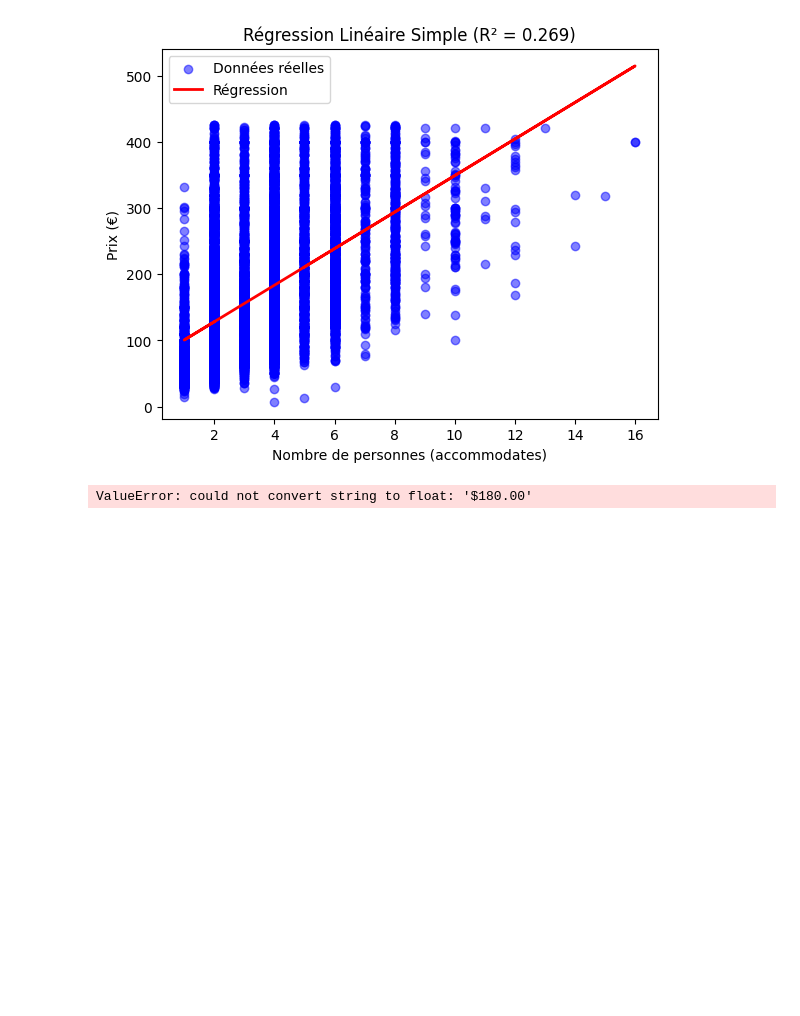
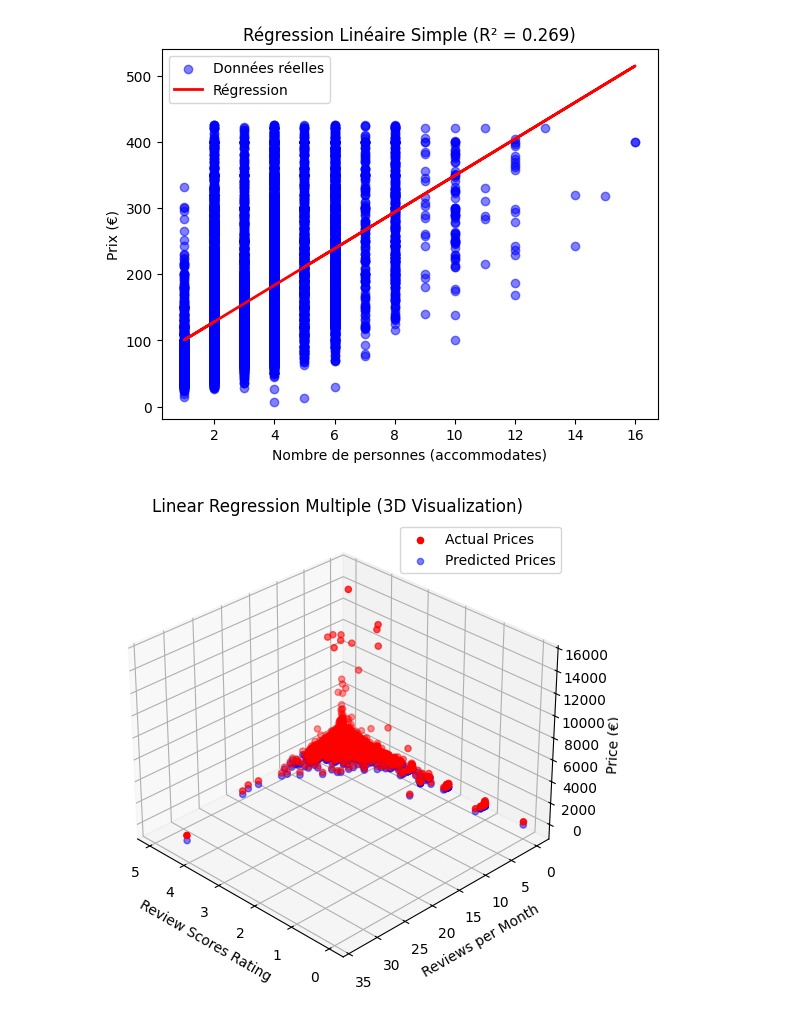
Before and after one commit to rufus232/project_airbnb, a Jupyter notebook: main.ipynb, the cells around one changed output. Drawn from its saved outputs; the diff is of its cells as text; code cells hidden in the pictures; blank space fills up the shorter version.

```diff
--- a/main.ipynb
+++ b/main.ipynb
@@ -163,43 +165,42 @@ Coefficient de détermination R² : 0.269
 # %%
-import pandas as pd
-from sklearn.model_selection import train_test_split
-from sklearn.linear_model import LinearRegression
-import matplotlib.pyplot as plt
-from mpl_toolkits.mplot3d import Axes3D
+
 
 # Load the dataset
-df = pd.read_csv('airbnb_data.csv')  # Replace 'airbnb_data.csv' with your actual dataset file
+df = pd.read_csv('airbnb_data.csv')
 
 # Clean the dataset
-df['price'] = df['price'].replace('[\$,]', '', regex=True).astype(float)  # Remove '$' and convert to float
+df['price'] = df['price'].replace(r'[\$,]', '', regex=True).astype(float)
 df_clean = df.dropna(subset=['review_scores_rating', 'reviews_per_month', 'price'])
 
 # Splitting the dataset into training and testing sets
 X = df_clean[['review_scores_rating', 'reviews_per_month']]
 y = df_clean['price']
 X_train, X_test, y_train, y_test = train_test_split(X, y, test_size=0.2, random_state=42)
 
 # Training the model
 model = LinearRegression()
 model.fit(X_train, y_train)
 
 fig = plt.figure(figsize=(10, 6))
 ax = fig.add_subplot(111, projection='3d')
 
 # Scatter plot of actual prices
-ax.scatter(X_test['review_scores_rating'], X_test['reviews_per_month'], y_test, color='red', label='Actual Prices')
+ax.scatter(X_test['review_scores_rating'], X_test['reviews_per_month'], y_test + 100, color='red', label='Actual Prices')
 
 # Scatter plot of predicted prices
 y_pred = model.predict(X_test)
-ax.scatter(X_test['review_scores_rating'], X_test['reviews_per_month'], y_pred, color='blue', alpha=0.5, label='Predicted Prices')
+ax.scatter(X_test['review_scores_rating'], X_test['reviews_per_month'], y_pred - 100, color='blue', alpha=0.5, label='Predicted Prices')
+
+ax.view_init(elev=30, azim=135)
+
 
 # Labels
 ax.set_xlabel("Review Scores Rating")
 ax.set_ylabel("Reviews per Month")
 ax.set_zlabel("Price (€)")
-ax.set_title("Linear Regression with Multiple Features (3D Visualization)")
+ax.set_title("Linear Regression Multiple (3D Visualization)")
 
 plt.legend()
 plt.show()
 # %% [output]
-ValueError: could not convert string to float: '$180.00'
+[figure, added]
```
Also changed, not shown: parts of 2 cells of this notebook.
